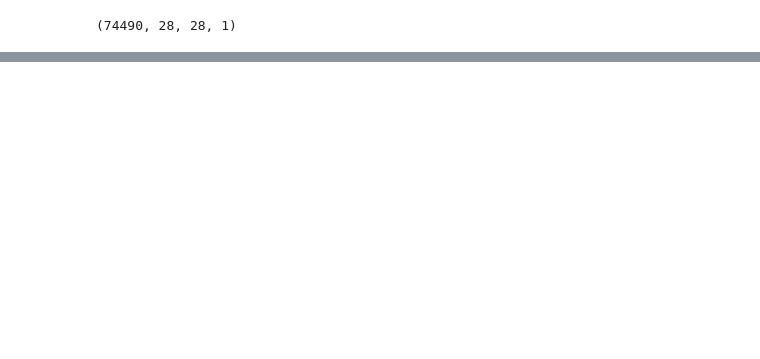
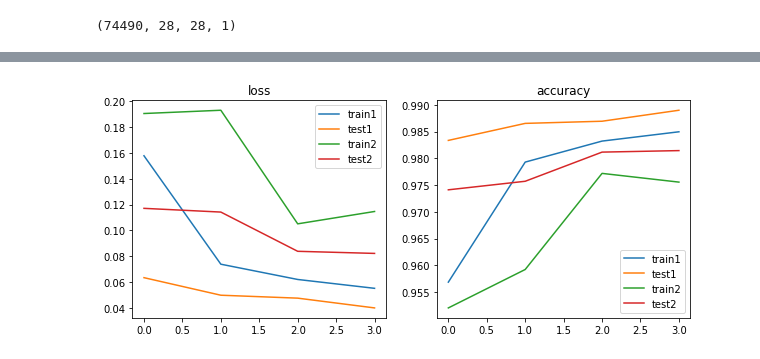
Before and after one commit to chaudhary312/air-handwriting-detection-and-recognition, a Jupyter notebook: src/air-handwriting-detection-and-recognition.ipynb, the cells around one changed output, grey strips where cells are left out. Drawn from its saved outputs; the diff is of its cells as text; code cells hidden in the pictures; blank space fills up the shorter version.

```diff
--- a/src/air-handwriting-detection-and-recognition.ipynb
+++ b/src/air-handwriting-detection-and-recognition.ipynb
@@ -400,0 +458,4 @@ cv2.destroyAllWindows()
+# %%
+# Choose between training:
+
+Training = False
@@ -400,0 +573,24 @@ cv2.destroyAllWindows()
+# %%
+metrics = ['loss', 'accuracy']
+# %%
+plt.figure(figsize=(10, 4))
+#Use "For Loop".
+for i in range(len(metrics)):
+    metric = metrics[i]
+    #set subplots to show the result
+    plt.subplot(1, 2, i+1)
+    #Titles of subplots are "loss" and "accuracy"
+    plt.title(metric)
+    plt_train1 = history_train.history[metric]
+    plt_test1 = history_test.history[metric]
+    plt_train2 = history_train2.history[metric]
+    plt_test2 = history_test2.history[metric]
+    #plot them all
+    plt.plot(plt_train1, label='train1')
+    plt.plot(plt_test1, label='test1')
+    plt.plot(plt_train2, label='train2')
+    plt.plot(plt_test2, label='test2')
+    plt.legend()
+plt.show()
+# %% [output]
+[figure, added]
```
Also changed, not shown: parts of 25 cells of this notebook.
